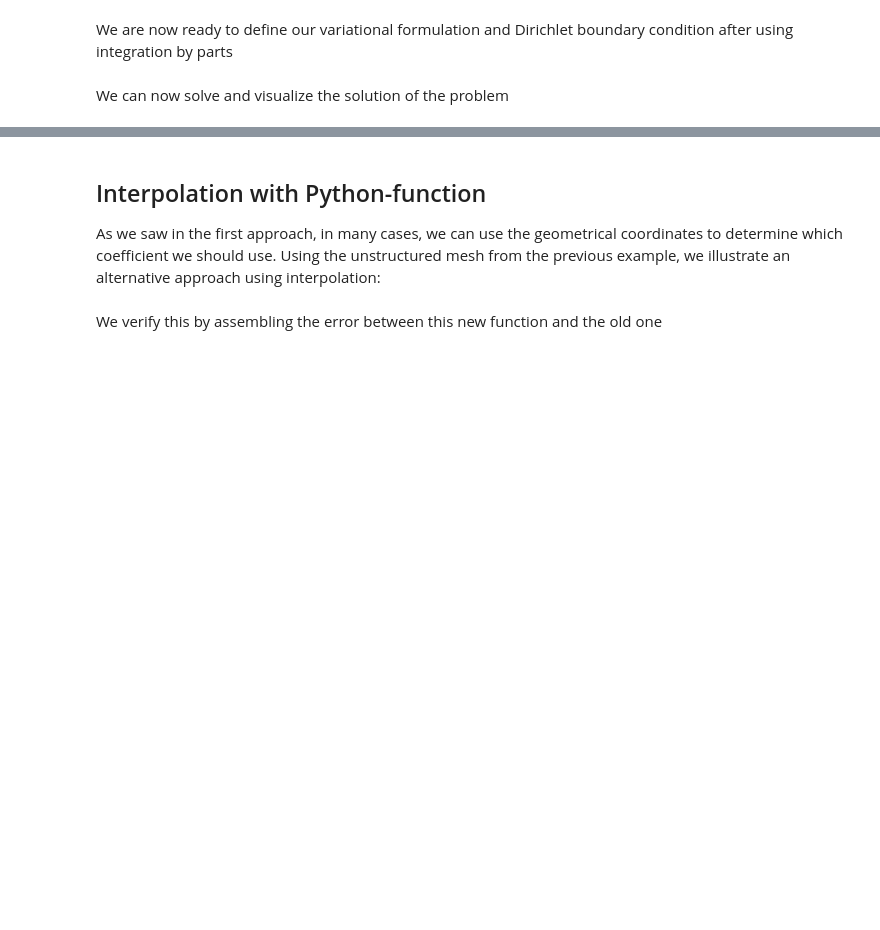
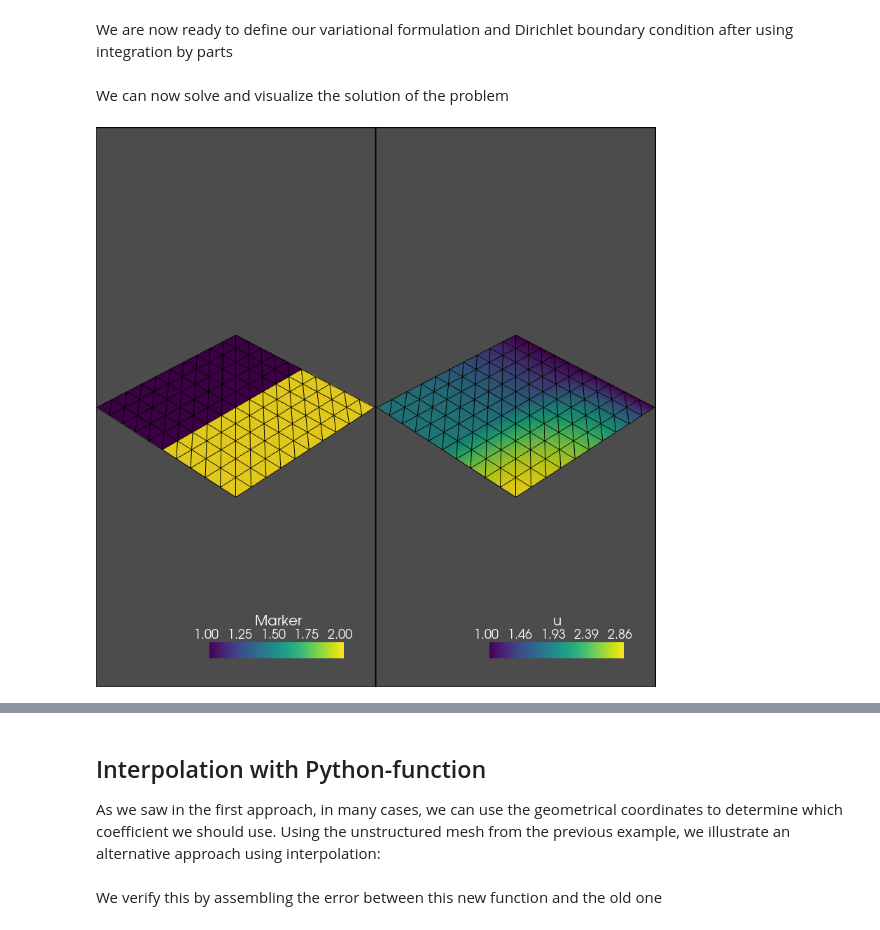
Before and after one commit to jorgensd/dolfinx-tutorial, a Jupyter notebook: _sources/chapter3/subdomains.ipynb, the cells around one changed output, grey strips where cells are left out. Saved outputs shown, nothing was run; the diff lists cells and outputs as text; code cells hidden in the pictures; blank space fills up the shorter version.

```diff
--- a/_sources/chapter3/subdomains.ipynb
+++ b/_sources/chapter3/subdomains.ipynb
@@ -64,35 +64,39 @@ We can now solve and visualize the solution of the problem
 # %%
 problem = dolfinx.fem.LinearProblem(a, L, bcs=bcs, petsc_options={"ksp_type": "preonly", "pc_type": "lu"})
 uh = problem.solve()
 
 import pyvista
+# Start virtual framebuffer
+from pyvista.utilities.xvfb import start_xvfb
+start_xvfb(wait=0)
+
 import dolfinx.plot
-off_screen = True
-p = pyvista.Plotter(off_screen=off_screen, window_size=[800, 800], shape=(1,2))
+p = pyvista.Plotter(window_size=[800, 800], shape=(1,2))
 # Filter out ghosted cells
 num_cells_local = mesh.topology.index_map(mesh.topology.dim).size_local
 marker = np.zeros(num_cells_local, dtype=np.int32)
 cells_0 = cells_0[cells_0<num_cells_local]
 cells_1 = cells_1[cells_1<num_cells_local]
 marker[cells_0] = 1
 marker[cells_1] = 2
 topology, cell_types = dolfinx.plot.create_vtk_topology(mesh, mesh.topology.dim, np.arange(num_cells_local, dtype=np.int32))
 grid = pyvista.UnstructuredGrid(topology, cell_types, mesh.geometry.x)
 grid.cell_arrays["Marker"] = marker
 grid.set_active_scalars("Marker")
 p.subplot(0,0)
 actor0 = p.add_mesh(grid, show_edges=True)
 p.subplot(0,1)
 point_values = uh.compute_point_values()
 if np.iscomplexobj(point_values):
     point_values = point_values.real
 grid.point_arrays["u"] = point_values
 grid.set_active_scalars("u")
 actor1 = p.add_mesh(grid, show_edges=True)
-if off_screen:
-    p.screenshot("subdomains_structured.png", window_size=[800,800])
-else:
+if not pyvista.OFF_SCREEN:
     p.show()
+figure = p.screenshot("subdomains_structured.png")
+# %% [output]
+[figure, added]
 # %% [markdown]
 We clearly observe different behavior in the two regions, whose both has the same Dirichlet boundary condition on the left side, where $x=0$.
 
```
Also changed, not shown: parts of 1 cell of this notebook, 37 other files.
